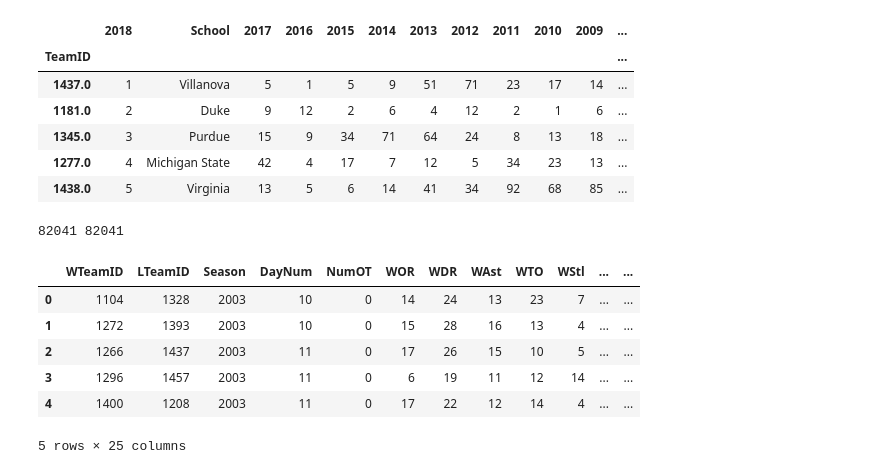
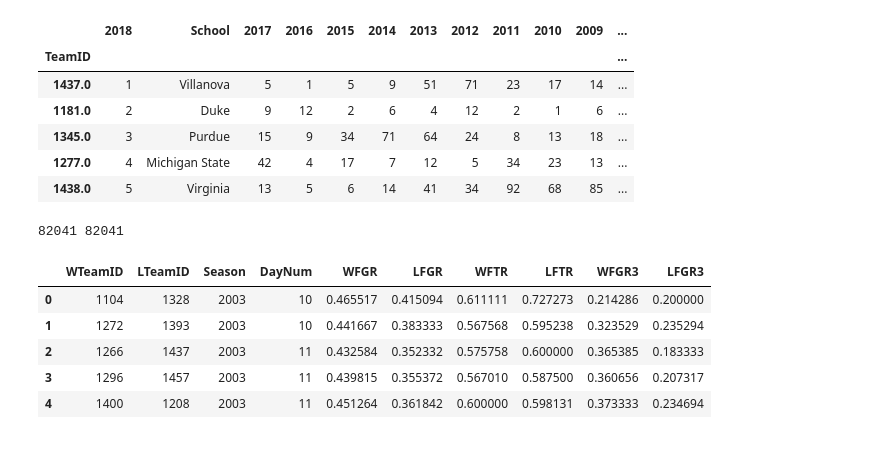
Before and after one commit to merlej/basketball-prediction, a Jupyter notebook: basketball_data_cleaning.ipynb, the cells around one changed output. Cells and saved outputs as stored; diff of their text form; code cells hidden in the pictures.

Commit message:
edited dataframe features

```diff
--- a/basketball_data_cleaning.ipynb
+++ b/basketball_data_cleaning.ipynb
@@ -221,21 +221,19 @@ wfgr3 = fn.calculate_cumulative_rate(seasons_data.WFGM3, seasons_data.WFGA3)
 lfgr3 = fn.calculate_cumulative_rate(seasons_data.LFGM3, seasons_data.LFGA3)
 # %%
 # Construct a dataframe with the desired feature columns
-data = seasons_data[['WTeamID','LTeamID','Season','DayNum','NumOT','WOR','WDR','WAst','WTO','WStl','WBlk','WPF',
-                     'LOR','LDR','LAst','LTO','LStl','LBlk','LPF']]
+data = seasons_data[['WTeamID','LTeamID','Season','DayNum']]
 data.loc[:,'WFGR'] = wfgr
 data.loc[:,'LFGR'] = lfgr
 data.loc[:,'WFTR'] = wftr
 data.loc[:,'LFTR'] = lftr
 data.loc[:,'WFGR3'] = wfgr3
 data.loc[:,'LFGR3'] = lfgr3
 
 data.head()
 # %% [output]
-|  | WTeamID | LTeamID | Season | DayNum | NumOT | WOR | WDR | WAst | WTO | WStl | ... | ... |
-| 0 | 1104 | 1328 | 2003 | 10 | 0 | 14 | 24 | 13 | 23 | 7 | ... | ... |
-| 1 | 1272 | 1393 | 2003 | 10 | 0 | 15 | 28 | 16 | 13 | 4 | ... | ... |
-| 2 | 1266 | 1437 | 2003 | 11 | 0 | 17 | 26 | 15 | 10 | 5 | ... | ... |
-| 3 | 1296 | 1457 | 2003 | 11 | 0 | 6 | 19 | 11 | 12 | 14 | ... | ... |
-| 4 | 1400 | 1208 | 2003 | 11 | 0 | 17 | 22 | 12 | 14 | 4 | ... | ... |
+|  | WTeamID | LTeamID | Season | DayNum | WFGR | LFGR | WFTR | LFTR | WFGR3 | LFGR3 |
+| 0 | 1104 | 1328 | 2003 | 10 | 0.465517 | 0.415094 | 0.611111 | 0.727273 | 0.214286 | 0.200000 |
+| 1 | 1272 | 1393 | 2003 | 10 | 0.441667 | 0.383333 | 0.567568 | 0.595238 | 0.323529 | 0.235294 |
+| 2 | 1266 | 1437 | 2003 | 11 | 0.432584 | 0.352332 | 0.575758 | 0.600000 | 0.365385 | 0.183333 |
+| 3 | 1296 | 1457 | 2003 | 11 | 0.439815 | 0.355372 | 0.567010 | 0.587500 | 0.360656 | 0.207317 |
+| 4 | 1400 | 1208 | 2003 | 11 | 0.451264 | 0.361842 | 0.600000 | 0.598131 | 0.373333 | 0.234694 |
-5 rows × 25 columns
```
